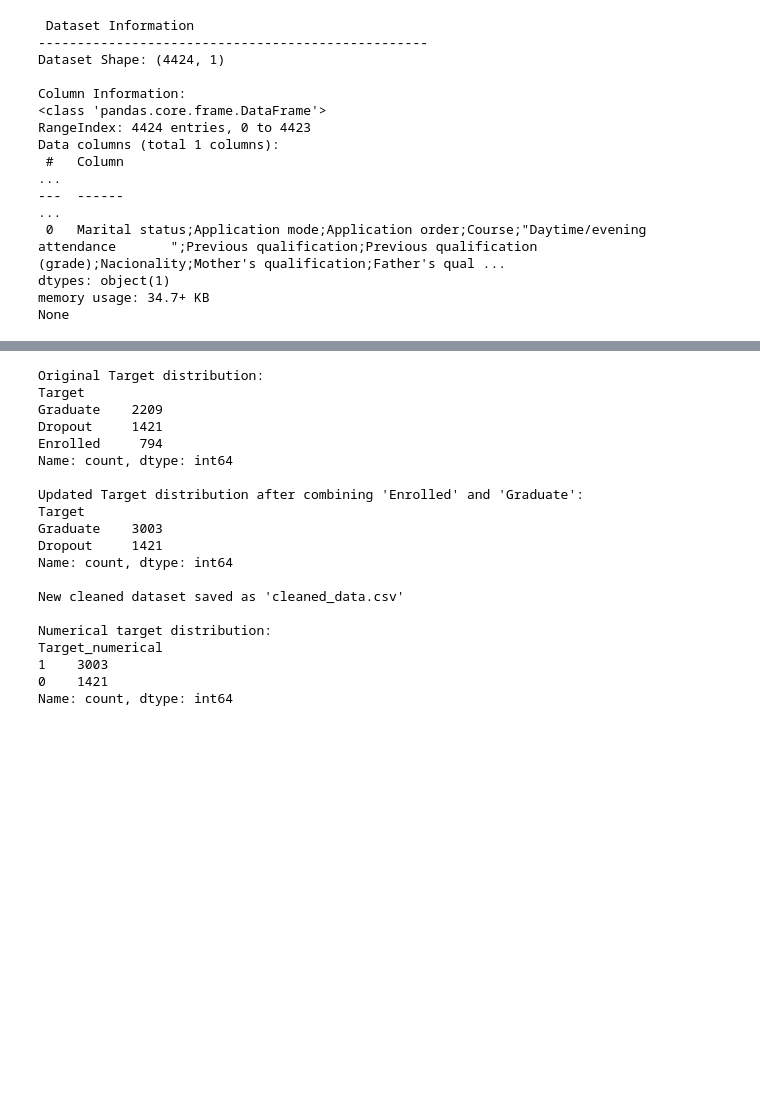
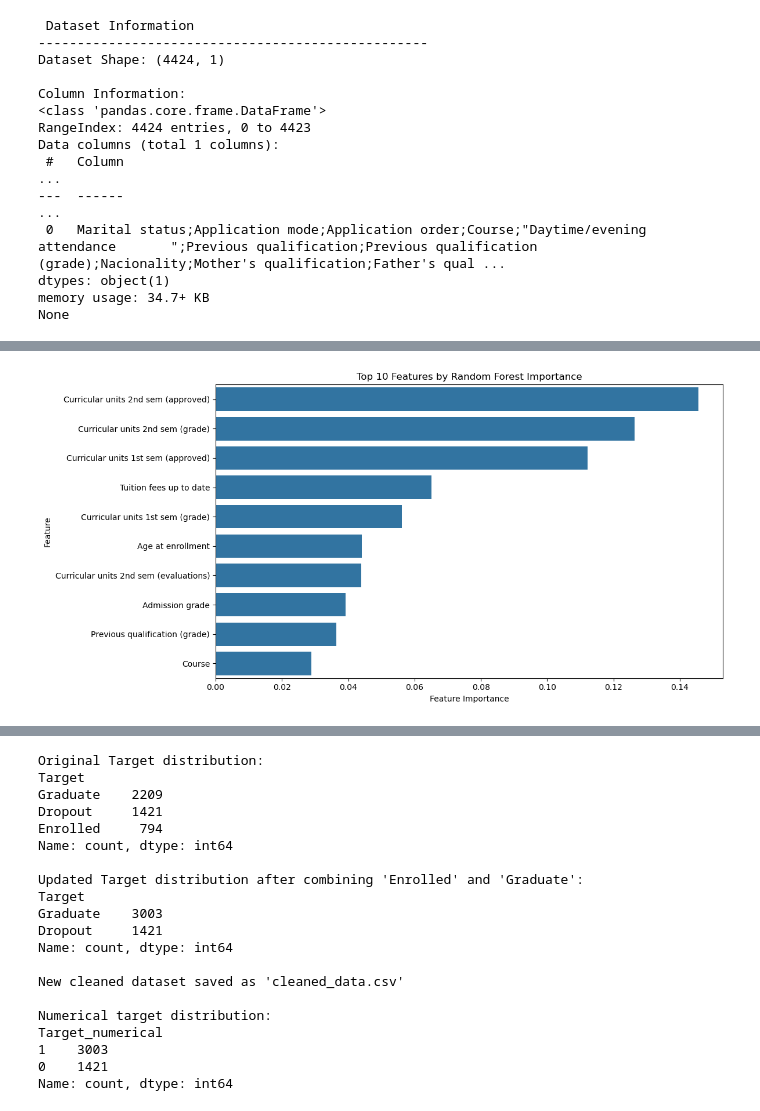
Before and after one commit to maiamunich/CISC4631_Final, a Jupyter notebook: Studentdropoutandacademicsuccess.ipynb, the cells around one changed output, grey strips where cells are left out. Saved outputs shown, nothing was run; the diff lists cells and outputs as text; code cells hidden in the pictures; blank space fills up the shorter version.

```diff
--- a/Studentdropoutandacademicsuccess.ipynb
+++ b/Studentdropoutandacademicsuccess.ipynb
@@ -104,0 +861,86 @@ if len(numeric_columns) > 0:
+# %%
+
+from sklearn.ensemble import RandomForestClassifier
+from sklearn.preprocessing import LabelEncoder
+
+# Read the data
+df = pd.read_csv('data_backup.csv', sep=';')
+
+# Prepare the data for Random Forest
+# Separate features and target
+X = df.drop('Target', axis=1)
+y = df['Target']
+
+# Encode categorical variables
+le = LabelEncoder()
+categorical_columns = X.select_dtypes(include=['object']).columns
+for column in categorical_columns:
+    X[column] = le.fit_transform(X[column])
+
+# Train Random Forest
+rf = RandomForestClassifier(n_estimators=100, random_state=42)
+rf.fit(X, y)
+
+# Get feature importance
+feature_importance = pd.DataFrame({
+    'Feature': X.columns,
+    'Importance': rf.feature_importances_
+})
+feature_importance = feature_importance.sort_values('Importance', ascending=False)
+
+# Create Random Forest feature importance plot
+plt.figure(figsize=(12, 6))
+sns.barplot(x='Importance', y='Feature', data=feature_importance.head(10))
+plt.title('Top 10 Features by Random Forest Importance')
+plt.xlabel('Feature Importance')
+plt.tight_layout()
+plt.show()
+
+# Create correlation heatmap
+# Calculate correlation matrix
+correlation_matrix = df.select_dtypes(include=['int64', 'float64']).corr()
+
+# Create heatmap
+plt.figure(figsize=(12, 8))
+sns.heatmap(correlation_matrix,
+            annot=True,
+            cmap='coolwarm',
+            center=0,
+            fmt='.2f',
+            square=True)
+plt.title('Correlation Heatmap of Numerical Features')
+plt.tight_layout()
+plt.show()
+
+# Print top correlations with target
+print("\nTop 10 Correlations with Target:")
+print("-" * 50)
+target_correlations = correlation_matrix['Target'].sort_values(ascending=False)
+print(target_correlations.head(10))
+
+# Compare Random Forest and Correlation results
+print("\nComparison of Feature Importance Methods:")
+print("-" * 50)
+comparison_df = pd.DataFrame({
+    'Feature': feature_importance['Feature'],
+    'RF_Importance': feature_importance['Importance'],
+    'Correlation': [correlation_matrix.loc[feature, 'Target']
+                   if feature in correlation_matrix.index
+                   else np.nan
+                   for feature in feature_importance['Feature']]
+})
+comparison_df = comparison_df.sort_values('RF_Importance', ascending=False)
+print(comparison_df.head(10))
+
+# Save comparison results
+comparison_df.to_csv('feature_importance_comparison.csv', index=False)
+
+# Print summary statistics
+print("\nSummary Statistics:")
+print("-" * 50)
+print(f"Number of features analyzed: {len(X.columns)}")
+print(f"Number of numerical features: {len(df.select_dtypes(include=['int64', 'float64']).columns)}")
+print(f"Number of categorical features: {len(categorical_columns)}")
+print(f"Random Forest accuracy: {rf.score(X, y):.3f}")
+# %% [output]
+[figure, added]
```
Also changed, not shown: parts of 39 cells of this notebook, 7 other files.
